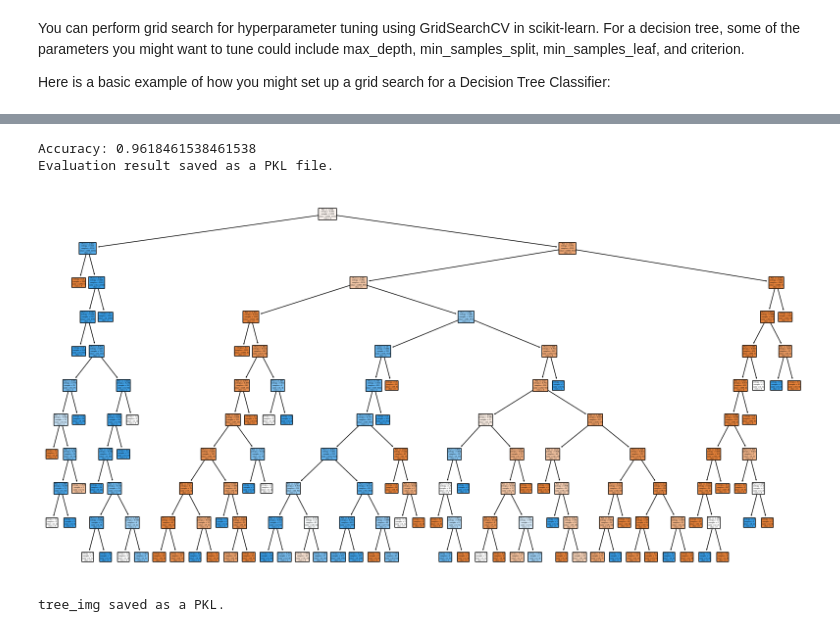
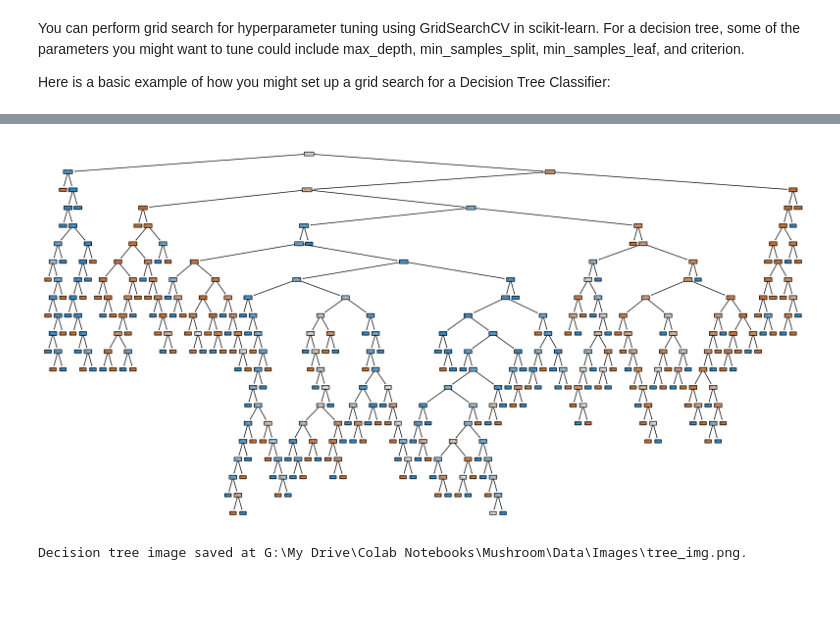
Before and after one commit to Rogersurf/Mushroom, a Jupyter notebook: Notebooks/eda_review.ipynb, the cells around one changed output, grey strips where cells are left out. Saved outputs shown, nothing was run; the diff lists cells and outputs as text; code cells hidden in the pictures; blank space fills up the shorter version.

```diff
--- a/Notebooks/eda_review.ipynb
+++ b/Notebooks/eda_review.ipynb
@@ -867,10 +826,10 @@ Variables saved as PKL files in the 'Tree' folder.
 # %%
 # Printing the best parameters from the grid search
-print(f"Best Parameters: {grid_search.best_params_}")
+print(f"Best Parameters: {grid_search.best_estimator_}")
 # Save the best parameters as a PKL file
-best_params = grid_search.best_params_
+best_params = grid_search.best_estimator_
 
-with open(os.path.join(save_dir, "best_params.pkl"), "wb") as f:
+with open(os.path.join("best_params.pkl"), "wb") as f:
     pickle.dump(best_params, f)
 
 print("Best parameters saved as a PKL file.")
@@ -902,30 +869,18 @@ print(cv_results[['params', 'mean_test_accuracy', 'mean_test_precision', 'mean_t
-# %%
-# Evaluating the model with the best parameters on the test set
-best_dt = grid_search.best_estimator_
-y_pred = best_dt.predict(X_test)
-print(f"Accuracy: {accuracy_score(y_test, y_pred)}")
-# Save the evaluation result as a PKL file
-evaluation_result = {"accuracy": {accuracy_score(y_test, y_pred)}}
-
-with open(os.path.join(save_dir, "best_dt.pkl"), "wb") as f:
-    pickle.dump(best_dt, f)
-
-print("Best_dt saved as a PKL file.")
-# %% [output]
-Accuracy: 0.9618461538461538
-Evaluation result saved as a PKL file.
-# %%
-# Plotting the decision tree
-
-plt.figure(figsize=(20, 10))
-plot_tree(best_dt, feature_names=X.columns.tolist(), class_names=[str(c) for c in best_dt.classes_], filled=True, rounded=True)
-tree_img = plt.show()
-
-# Save the DecisionTreeClassifier model as a PKL file in the specified directory
-with open(os.path.join(save_dir, "tree_img.pkl"), "wb") as f:
-    pickle.dump(tree_img, f)
-
-print("tree_img saved as a PKL.")
-# %% [output]
-[figure, removed]
-tree_img saved as a PKL.
+# %%
+# Plotting the decision tree of best_dt
+plt.figure(figsize=(20, 10))
+plot_tree(best_dt, filled=True, rounded=True, class_names=[str(c) for c in best_dt.classes_], feature_names=X_train.columns.tolist())
+
+# Specify the path where the decision tree image will be saved
+image_path = os.path.join(BASE_PATH, "tree_img.png")
+
+# Save the visualized tree
+plt.savefig(image_path, format='png', bbox_inches='tight')
+
+# Display the visualized tree
+plt.show()
+
+print(f"Decision tree image saved at {image_path}.")
+# %% [output]
+[figure, added]
+Decision tree image saved at G:\My Drive\Colab Notebooks\Mushroom\Data\Images\tree_img.png.
```
Also changed, not shown: parts of 14 cells of this notebook, 13 other files.
